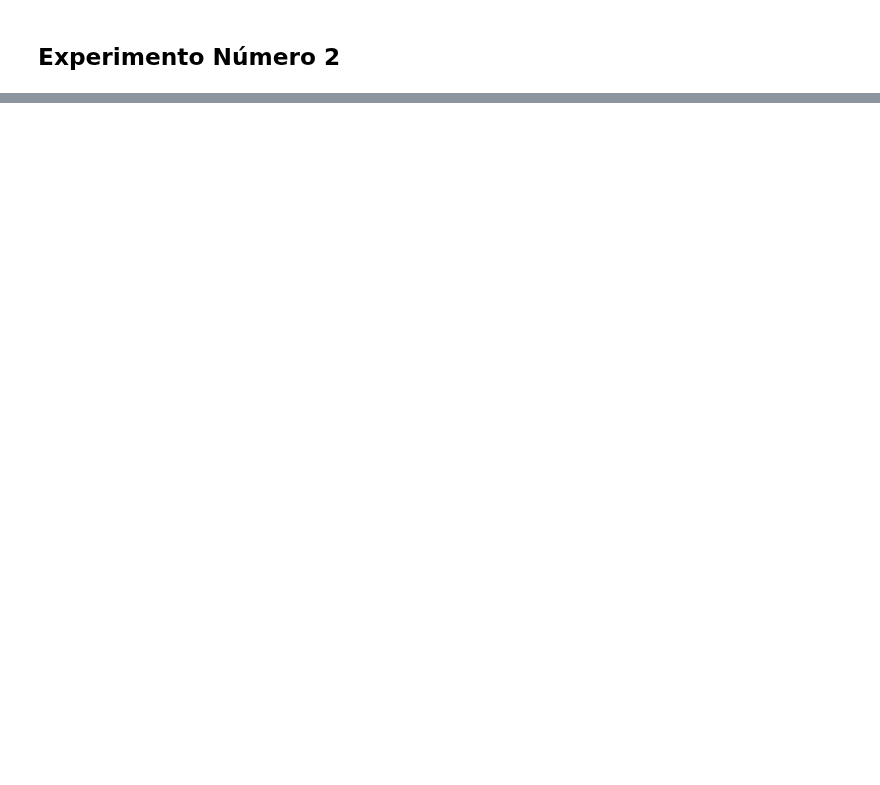
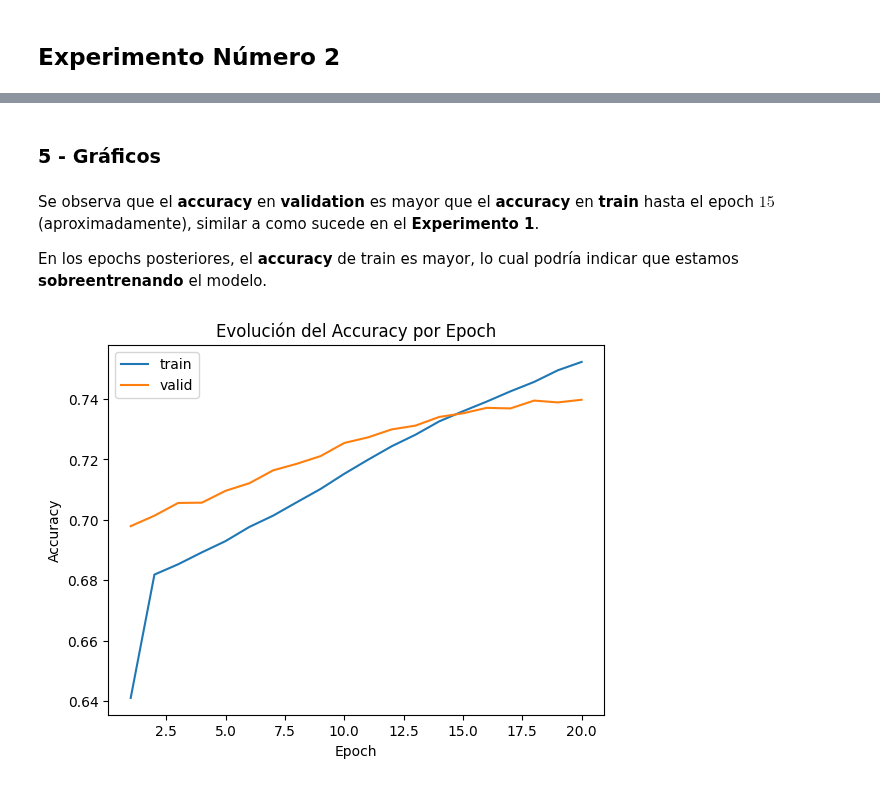
Before and after one commit to gasper-az/procesamiento-lenguaje-natural-desafios, a Jupyter notebook: desafios/desafio_04/desafio_04.ipynb, the cells around one changed output, grey strips where cells are left out. Saved outputs shown, nothing was run; the diff lists cells and outputs as text; code cells hidden in the pictures; blank space fills up the shorter version.

Commit message:
[Desafio 4] Experimento 2

```diff
--- a/desafios/desafio_04/desafio_04.ipynb
+++ b/desafios/desafio_04/desafio_04.ipynb
@@ -721,0 +763,2 @@ El motivo puede deberse a:
+# %%
+encoder_input_sequences, decoder_input_sequences, decoder_output_sequences, decoder_targets = generar_encoder_decoder_sequences(input_integer_seq=input_integer_seq, output_integer_seq=output_integer_seq, output_input_integer_seq=output_input_integer_seq, num_words_output=num_words_output, max_input_len=MAX_INPUT_LEN, max_out_len=MAX_OUTPUT_LEN)
@@ -721,0 +781,2 @@ El motivo puede deberse a:
+# %%
+embedding_matrix, words_not_found, nb_words, embed_dim = crear_matriz_embeddings_para_inputs(model_embeddings=model_embeddings, word2idx_inputs=word2idx_inputs, max_vocab_size=MAX_VOCAB_SIZE)
@@ -721,0 +791,8 @@ El motivo puede deberse a:
+# %%
+model, encoder_model, decoder_model = generar_modelos(n_units=N_UNITS, max_input_len=MAX_INPUT_LEN, max_out_len=MAX_OUTPUT_LEN, num_words_output=num_words_output, embedding_matrix=embedding_matrix, nb_words=nb_words, embed_dim=embed_dim)
+# %%
+hist = model.fit(
+    [encoder_input_sequences, decoder_input_sequences],
+    decoder_targets,
+    epochs=EPOCHS,
+    validation_split=VALIDATION_SPLIT)
@@ -721,0 +817,17 @@ El motivo puede deberse a:
+# %% [markdown]
+### 5 - Gráficos
+# %% [markdown]
+Se observa que el **accuracy** en **validation** es mayor que el **accuracy** en **train** hasta el epoch $15$ (aproximadamente), similar a como sucede en el **Experimento 1**.
+
+En los epochs posteriores, el **accuracy** de train es mayor, lo cual podría indicar que estamos **sobreentrenando** el modelo.
+# %%
+epoch_count = range(1, len(hist.history['accuracy']) + 1)
+sns.lineplot(x=epoch_count,  y=hist.history['accuracy'], label='train')
+sns.lineplot(x=epoch_count,  y=hist.history['val_accuracy'], label='valid')
+
+plt.xlabel("Epoch")
+plt.ylabel("Accuracy")
+plt.title("Evolución del Accuracy por Epoch")
+plt.show()
+# %% [output]
+[figure, added]
```
Also changed, not shown: parts of 18 cells of this notebook.
